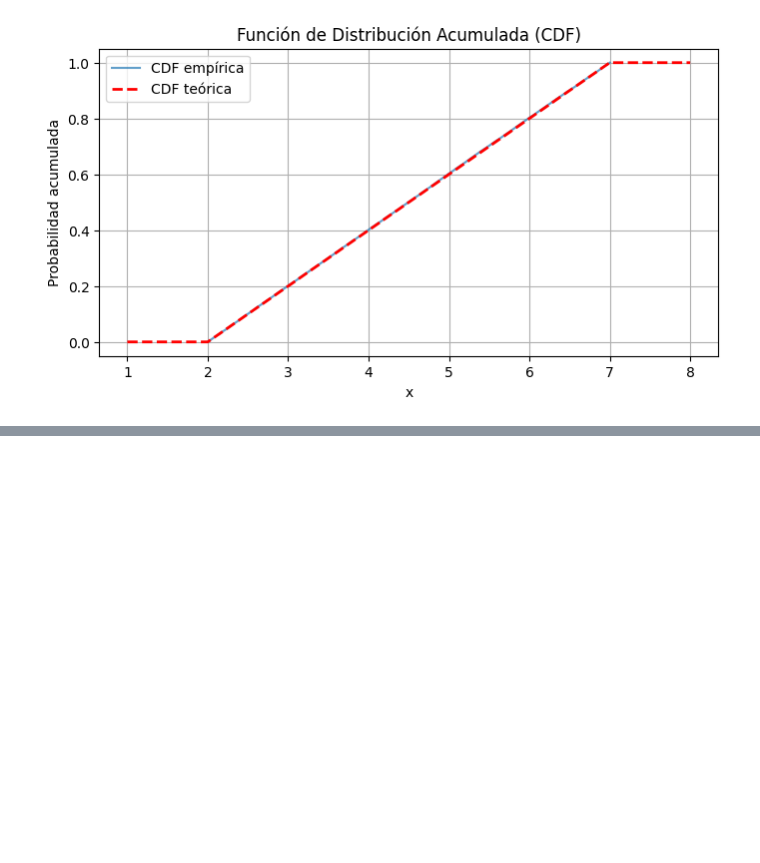
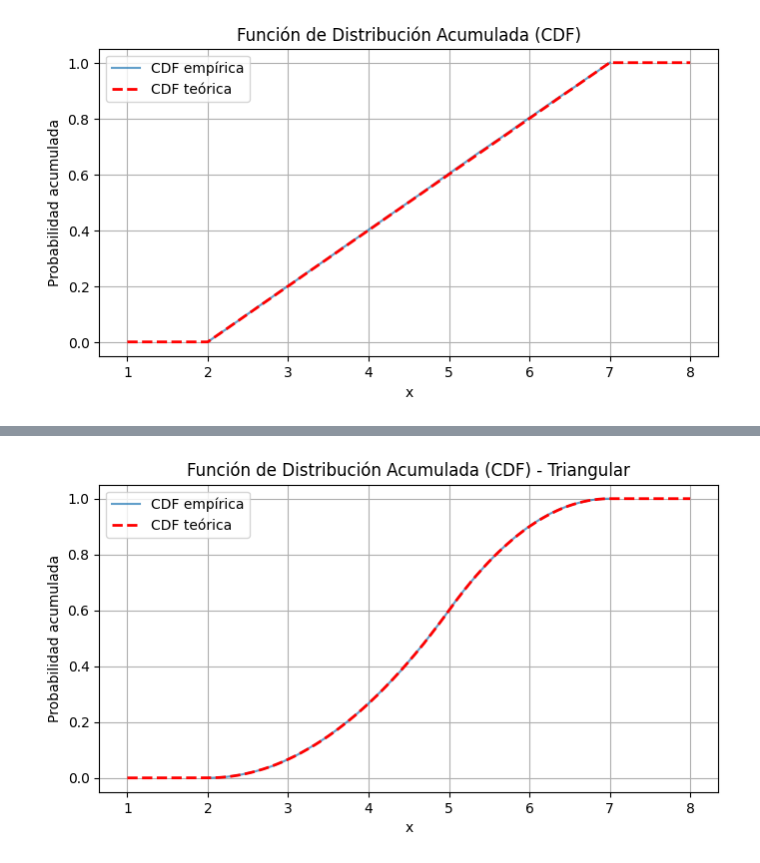
Before and after one commit to TonySC1300/Simulacion1, a Jupyter notebook: Catalogo.ipynb, the cells around one changed output, grey strips where cells are left out. Saved outputs shown, nothing was run; the diff lists cells and outputs as text; code cells hidden in the pictures; blank space fills up the shorter version.

```diff
--- a/Catalogo.ipynb
+++ b/Catalogo.ipynb
@@ -212,0 +288,30 @@ Procedimiento:
+# %%
+# === GRAFICAR FUNCION ACUMULADA ===
+tri_muestras_ordenadas = np.sort(tri_muestras)
+tri_cdf_emp = np.arange(1, tri_k + 1) / tri_k
+
+def cdf_triangular(x, a, b, c):
+    return np.piecewise(x,
+        [x < a,
+         (x >= a) & (x < c),
+         (x >= c) & (x <= b),
+         x > b],
+        [0,
+         lambda x: ((x - a) ** 2) / ((b - a) * (c - a)),
+         lambda x: 1 - ((b - x) ** 2) / ((b - a) * (b - c)),
+         1])
+
+x_tri_vals_cdf = np.linspace(tri_a - 1, tri_b + 1, 1000)
+cdf_tri_teo = cdf_triangular(x_tri_vals_cdf, tri_a, tri_b, tri_c)
+
+plt.figure(figsize=(8, 4))
+plt.plot(tri_muestras_ordenadas, tri_cdf_emp, label='CDF empírica', alpha=0.7)
+plt.plot(x_tri_vals_cdf, cdf_tri_teo, 'r--', label='CDF teórica', linewidth=2)
+plt.title('Función de Distribución Acumulada (CDF) - Triangular')
+plt.xlabel('x')
+plt.ylabel('Probabilidad acumulada')
+plt.legend()
+plt.grid(True)
+plt.show()
+# %% [output]
+[figure, added]
```
Also changed, not shown: parts of 10 cells of this notebook.
